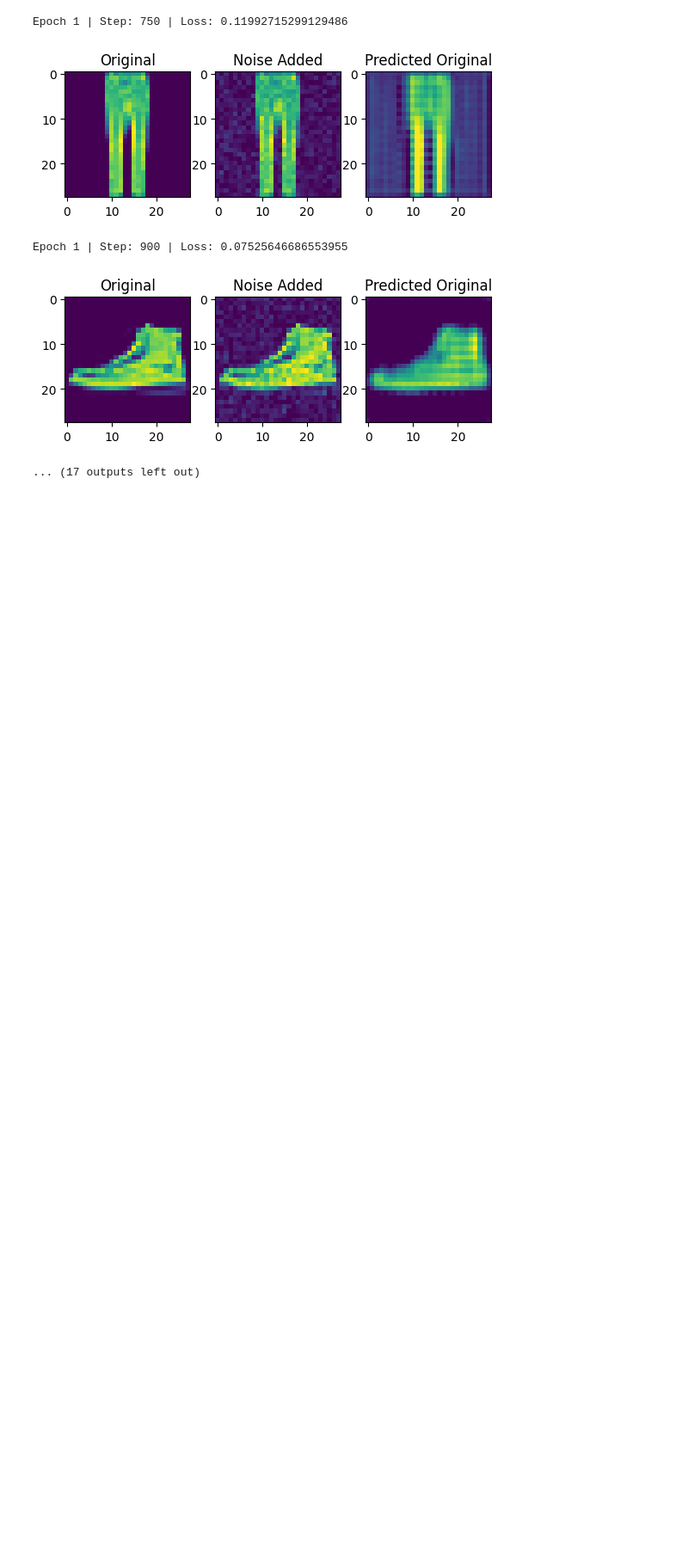
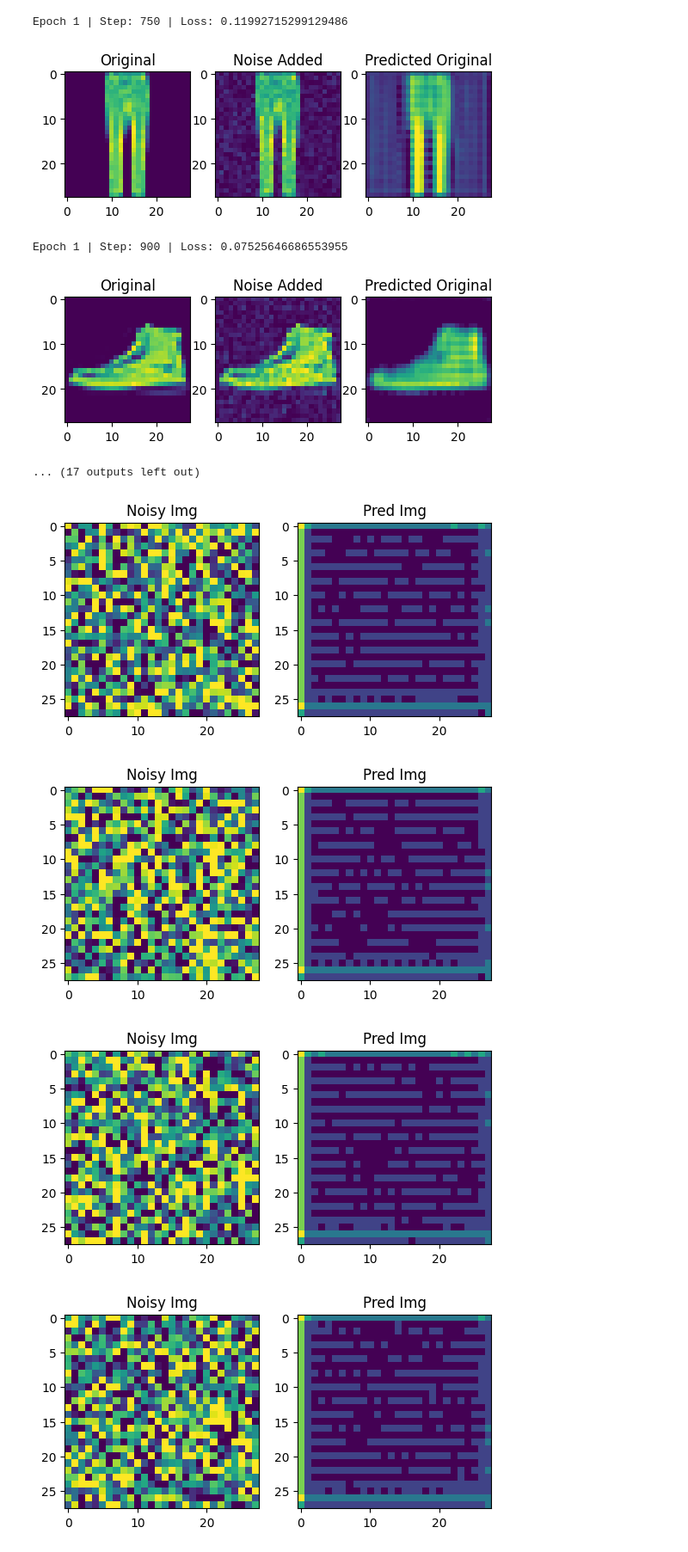
Before and after one commit to bcrohit/stable-diffusion, a Jupyter notebook: U-Net.ipynb, the cells around one changed output. Shown at 86% size. Cells and saved outputs as stored; diff of their text form; code cells hidden in the pictures; blank space fills up the shorter version.

```diff
--- a/U-Net.ipynb
+++ b/U-Net.ipynb
@@ -214,3 +214,26 @@ Epoch 1 | Step: 750 | Loss: 0.11992715299129486
 Epoch 1 | Step: 900 | Loss: 0.07525646686553955
 [figure]
 ... (17 outputs left out)
+# %%
+unet.eval()
+nrows = 1
+ncols = 2
+for i in range(10):
+    random_img = torch.randn([1, 1, 28, 28])
+    pred_img = unet(random_img)
+
+    plot_dict = {
+        "Noisy Img": random_img,
+        "Pred Img": pred_img
+    }
+
+    for j, (title, img) in enumerate(plot_dict.items()):
+        ax = plt.subplot(nrows, ncols, j+1)
+        ax.set_title(title)
+        show_tensor_image(img)
+    plt.show()
+# %% [output]
+[figure, added]
+[figure, added]
+[figure, added]
+[figure, added]
```
Also changed, not shown: parts of 1 cell of this notebook.
